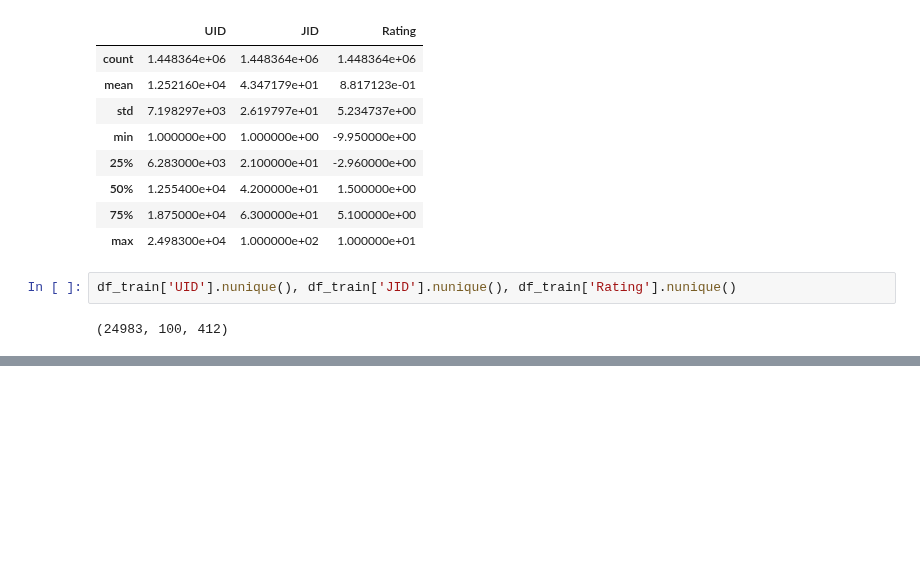
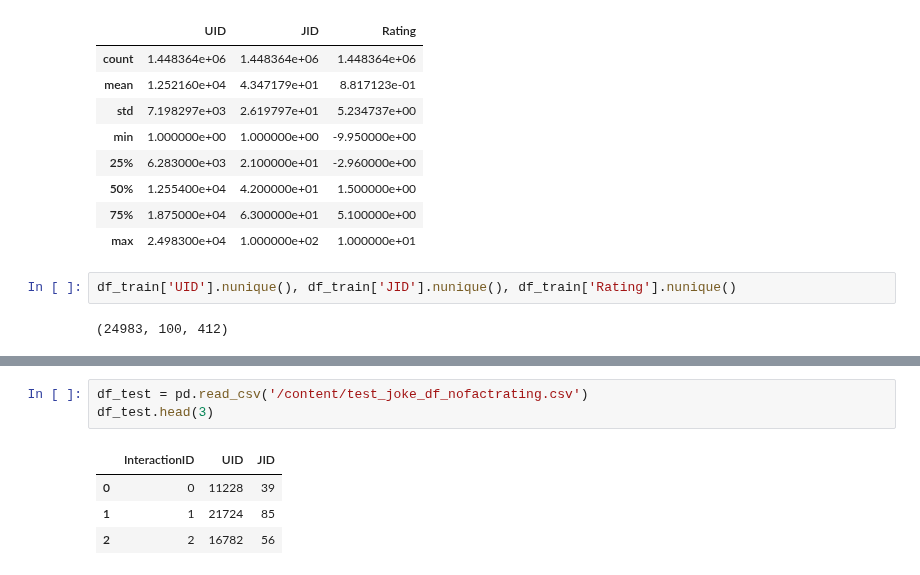
Before and after one commit to rufous86/studies, a Jupyter notebook: recommender_systems/RecSys_on_practice_kaggle.ipynb, the cells around one changed output, grey strips where cells are left out. Cells and saved outputs as stored; diff of their text form; blank space fills up the shorter version.

```diff
--- a/recommender_systems/RecSys_on_practice_kaggle.ipynb
+++ b/recommender_systems/RecSys_on_practice_kaggle.ipynb
@@ -106,0 +109,8 @@ recommendation_df
+# %%
+df_test = pd.read_csv('/content/test_joke_df_nofactrating.csv')
+df_test.head(3)
+# %% [output]
+|  | InteractionID | UID | JID |
+| 0 | 0 | 11228 | 39 |
+| 1 | 1 | 21724 | 85 |
+| 2 | 2 | 16782 | 56 |
```
Also changed, not shown: parts of 8 cells of this notebook.
